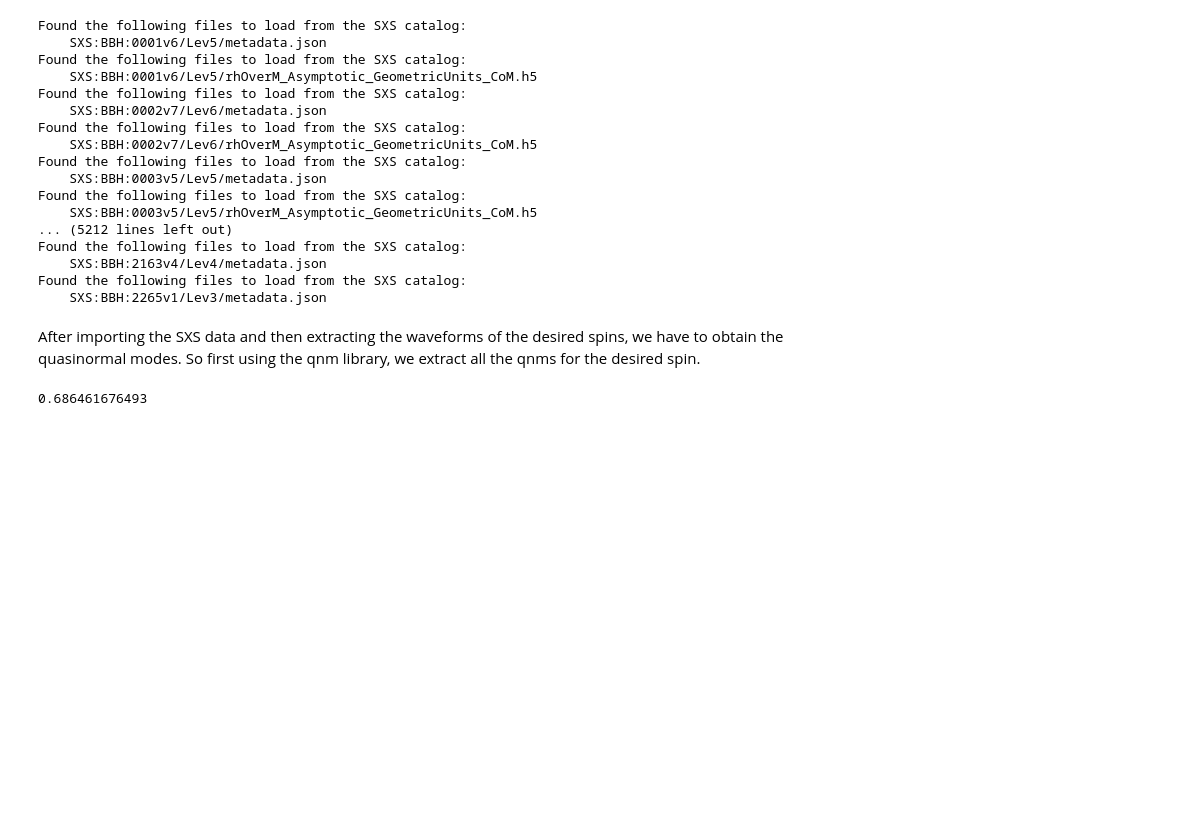
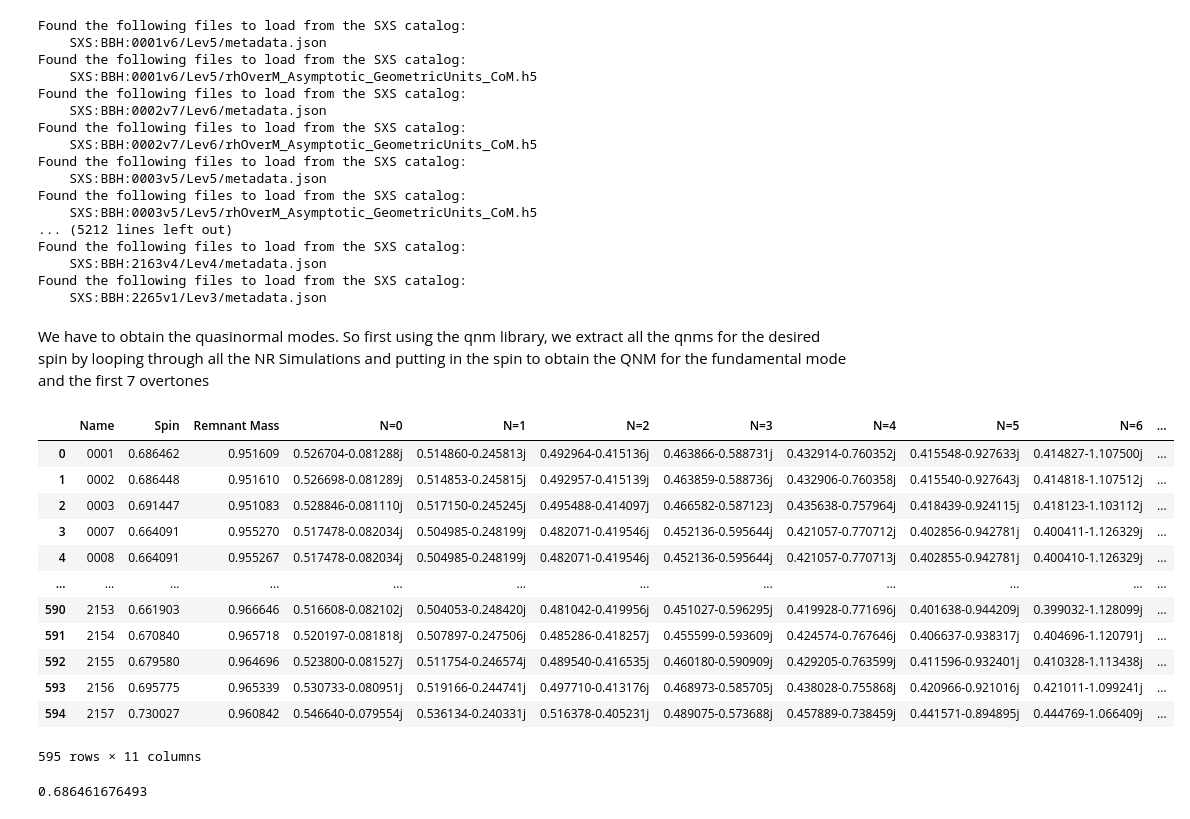
Before and after one commit to Aditya7s/SourceFactors, a Jupyter notebook: SourceFactors.ipynb, the cells around one changed output. Saved outputs shown, nothing was run; the diff lists cells and outputs as text; code cells hidden in the pictures; blank space fills up the shorter version.

Commit message:
converted qnm freqs from array to pandas df

```diff
--- a/SourceFactors.ipynb
+++ b/SourceFactors.ipynb
@@ -73,7 +75,7 @@ Found the following files to load from the SXS catalog:
 Found the following files to load from the SXS catalog:
     SXS:BBH:2265v1/Lev3/metadata.json
 # %% [markdown]
-After importing the SXS data and then extracting the waveforms of the desired spins, we have to obtain the quasinormal modes. So first using the qnm library, we extract all the qnms for the desired spin.
+We have to obtain the quasinormal modes. So first using the qnm library, we extract all the qnms for the desired spin by looping through all the NR Simulations and putting in the spin to obtain the QNM for the fundamental mode and the first 7 overtones
 # %%
 # Initialize an empty list to store the final result
 all_omega = []
@@ -98,7 +100,26 @@ for j in range(len(spins)):
     all_omega.append(omega)
 # %%
 # Convert the all_omega list to a pandas DataFrame
-all_omega_df = pd.DataFrame(all_omega, columns=[f'n={i}' for i in range(8)])
+qnmFreq_df = pd.DataFrame(all_omega, columns=[f'N={i}' for i in range(8)])
+qnmFreq_df.insert(0, "Name", names)
+qnmFreq_df.insert(1, "Spin", spins)
+qnmFreq_df.insert(2, "Remnant Mass", masses)
+# %%
+qnmFreq_df
+# %% [output]
+|  | Name | Spin | Remnant Mass | N=0 | N=1 | N=2 | N=3 | N=4 | N=5 | N=6 | ... |
+| 0 | 0001 | 0.686462 | 0.951609 | 0.526704-0.081288j | 0.514860-0.245813j | 0.492964-0.415136j | 0.463866-0.588731j | 0.432914-0.760352j | 0.415548-0.927633j | 0.414827-1.107500j | ... |
+| 1 | 0002 | 0.686448 | 0.951610 | 0.526698-0.081289j | 0.514853-0.245815j | 0.492957-0.415139j | 0.463859-0.588736j | 0.432906-0.760358j | 0.415540-0.927643j | 0.414818-1.107512j | ... |
+| 2 | 0003 | 0.691447 | 0.951083 | 0.528846-0.081110j | 0.517150-0.245245j | 0.495488-0.414097j | 0.466582-0.587123j | 0.435638-0.757964j | 0.418439-0.924115j | 0.418123-1.103112j | ... |
+| 3 | 0007 | 0.664091 | 0.955270 | 0.517478-0.082034j | 0.504985-0.248199j | 0.482071-0.419546j | 0.452136-0.595644j | 0.421057-0.770712j | 0.402856-0.942781j | 0.400411-1.126329j | ... |
+| 4 | 0008 | 0.664091 | 0.955267 | 0.517478-0.082034j | 0.504985-0.248199j | 0.482071-0.419546j | 0.452136-0.595644j | 0.421057-0.770713j | 0.402855-0.942781j | 0.400410-1.126329j | ... |
+| ... | ... | ... | ... | ... | ... | ... | ... | ... | ... | ... | ... |
+| 590 | 2153 | 0.661903 | 0.966646 | 0.516608-0.082102j | 0.504053-0.248420j | 0.481042-0.419956j | 0.451027-0.596295j | 0.419928-0.771696j | 0.401638-0.944209j | 0.399032-1.128099j | ... |
+| 591 | 2154 | 0.670840 | 0.965718 | 0.520197-0.081818j | 0.507897-0.247506j | 0.485286-0.418257j | 0.455599-0.593609j | 0.424574-0.767646j | 0.406637-0.938317j | 0.404696-1.120791j | ... |
+| 592 | 2155 | 0.679580 | 0.964696 | 0.523800-0.081527j | 0.511754-0.246574j | 0.489540-0.416535j | 0.460180-0.590909j | 0.429205-0.763599j | 0.411596-0.932401j | 0.410328-1.113438j | ... |
+| 593 | 2156 | 0.695775 | 0.965339 | 0.530733-0.080951j | 0.519166-0.244741j | 0.497710-0.413176j | 0.468973-0.585705j | 0.438028-0.755868j | 0.420966-0.921016j | 0.421011-1.099241j | ... |
+| 594 | 2157 | 0.730027 | 0.960842 | 0.546640-0.079554j | 0.536134-0.240331j | 0.516378-0.405231j | 0.489075-0.573688j | 0.457889-0.738459j | 0.441571-0.894895j | 0.444769-1.066409j | ... |
+595 rows × 11 columns
 # %%
 def minWaveform(T, w, spin, mass):
     t_0 = w.max_norm_time() + T
```
Also changed, not shown: parts of 2 cells of this notebook.
